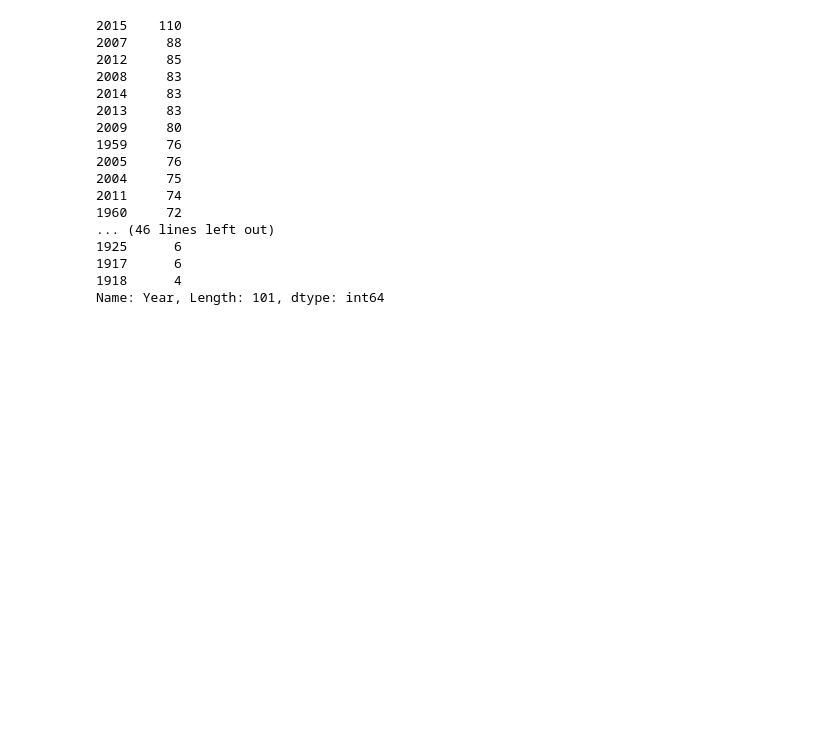
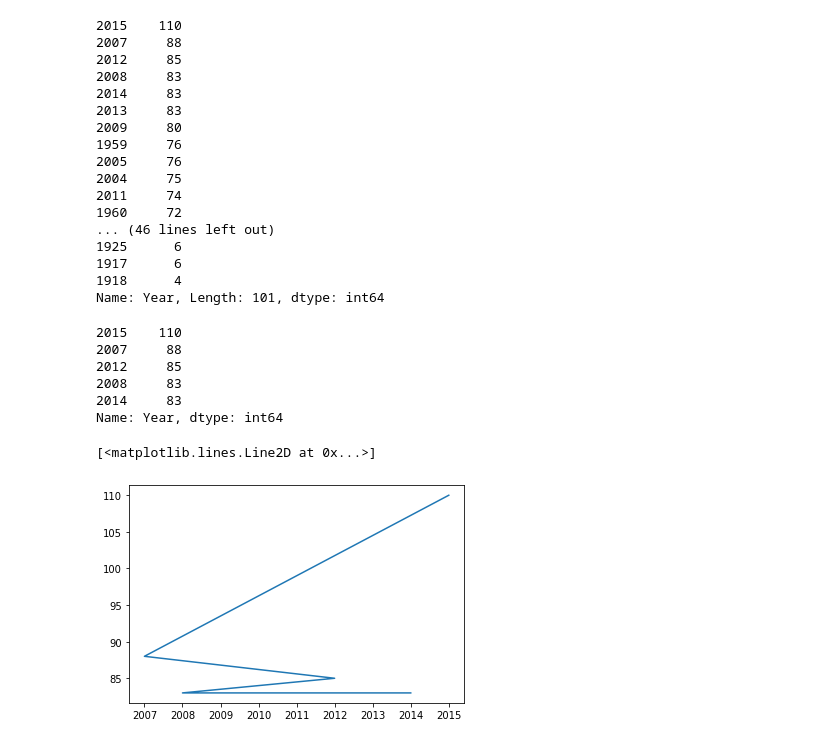
Before and after one commit to NSG2019/data-labs, a Jupyter notebook: module-1/pandas-project/your-code/Data-wrangling.ipynb, the cells around one changed output. Drawn from its saved outputs; the diff is of its cells as text; code cells hidden in the pictures; blank space fills up the shorter version.

```diff
--- a/module-1/pandas-project/your-code/Data-wrangling.ipynb
+++ b/module-1/pandas-project/your-code/Data-wrangling.ipynb
@@ -495,0 +422,20 @@ Name: Year, Length: 101, dtype: int64
+# %%
+ataques_y100['Year'].value_counts()[:5]
+# %% [output]
+2015    110
+2007     88
+2012     85
+2008     83
+2014     83
+Name: Year, dtype: int64
+# %%
+# plot = ataques_y100['Year'].value_counts()[:10].plot(kind='bar')
+
+plt.plot(ataques_y100['Year'].value_counts()[:5])
+
+# plt.plot([1, 2, 3, 4])
+# plt.ylabel('some numbers')
+# plt.show()
+# %% [output]
+[<matplotlib.lines.Line2D at 0x...>]
+[figure, added]
```
Also changed, not shown: parts of 22 cells of this notebook, 8 other files.
